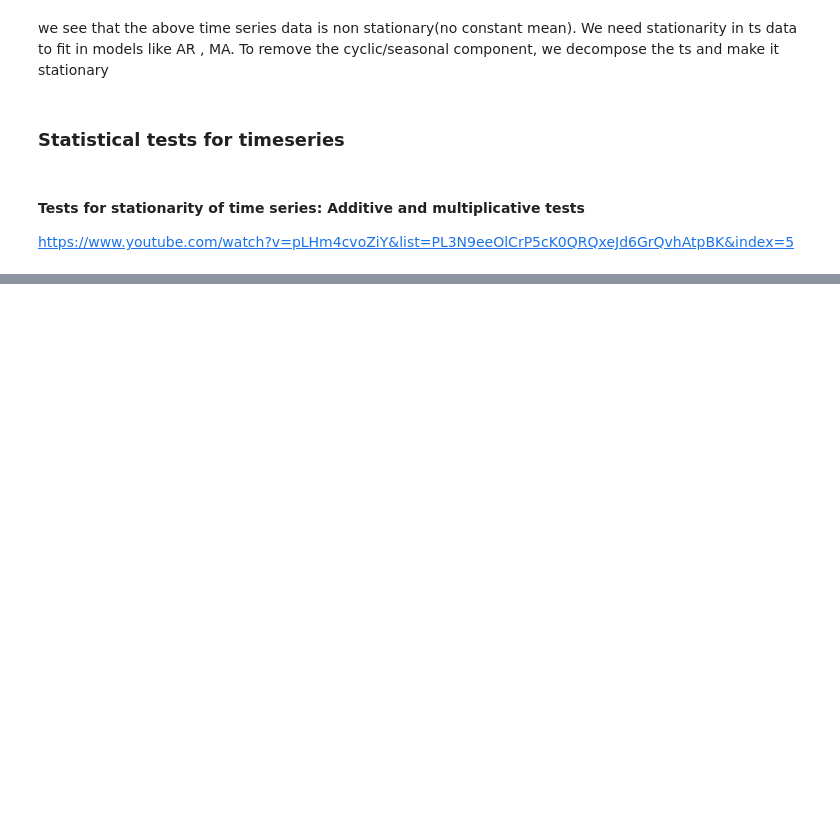
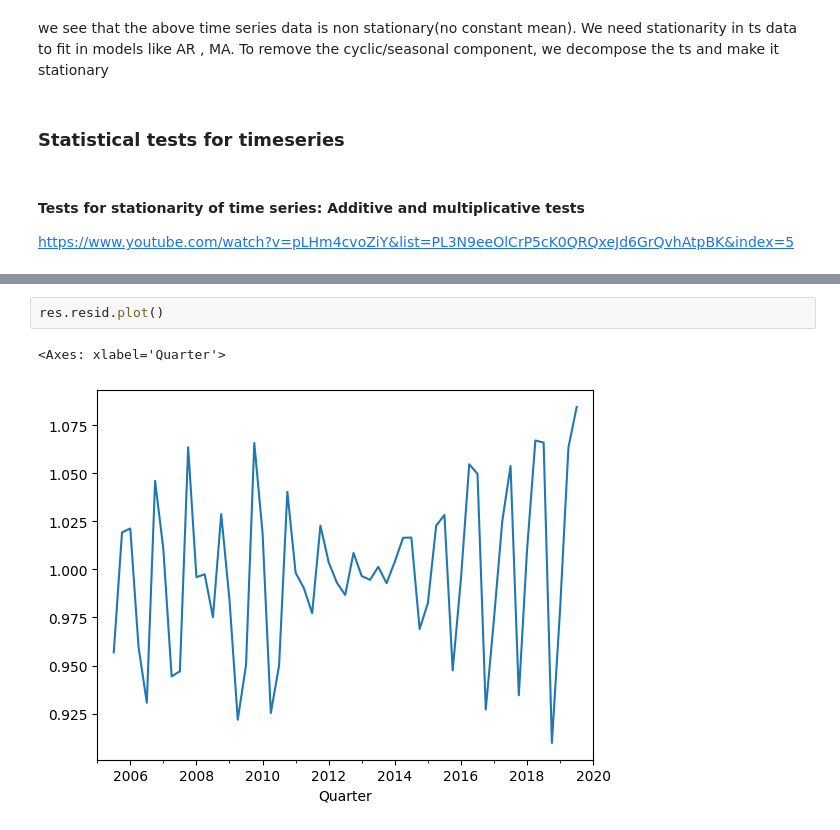
Before and after one commit to SarathiSoundarya/timeseries, a Jupyter notebook: decompose_timeseries.ipynb, the cells around one changed output, grey strips where cells are left out. Drawn from its saved outputs; the diff is of its cells as text; blank space fills up the shorter version.

```diff
--- a/decompose_timeseries.ipynb
+++ b/decompose_timeseries.ipynb
@@ -55,0 +129,5 @@ https://www.youtube.com/watch?v=pLHm4cvoZiY&list=PL3N9eeOlCrP5cK0QRQxeJd6GrQvhAt
+# %%
+res.resid.plot()
+# %% [output]
+<Axes: xlabel='Quarter'>
+[figure, added]
```
Also changed, not shown: parts of 13 cells of this notebook, 9 other files.
